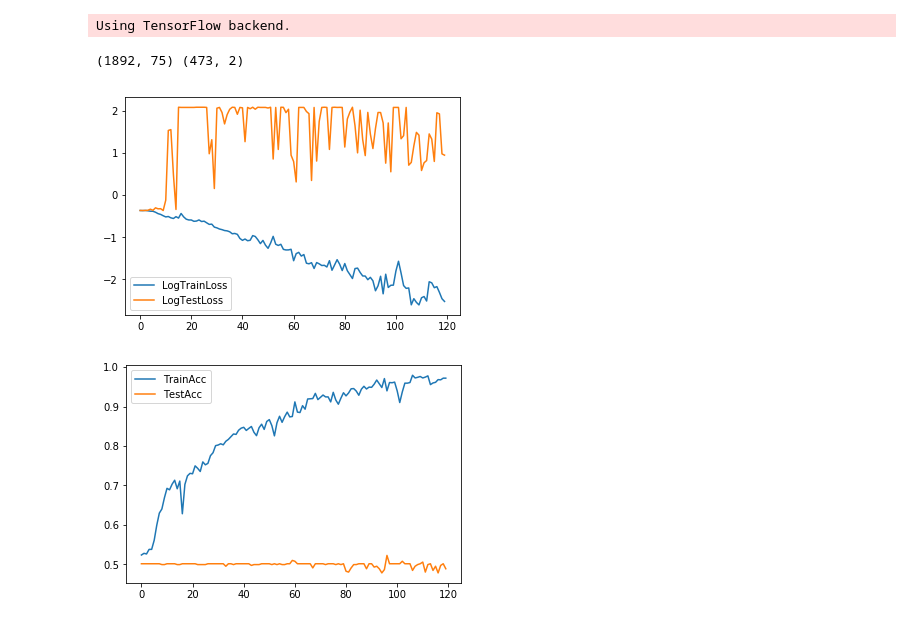
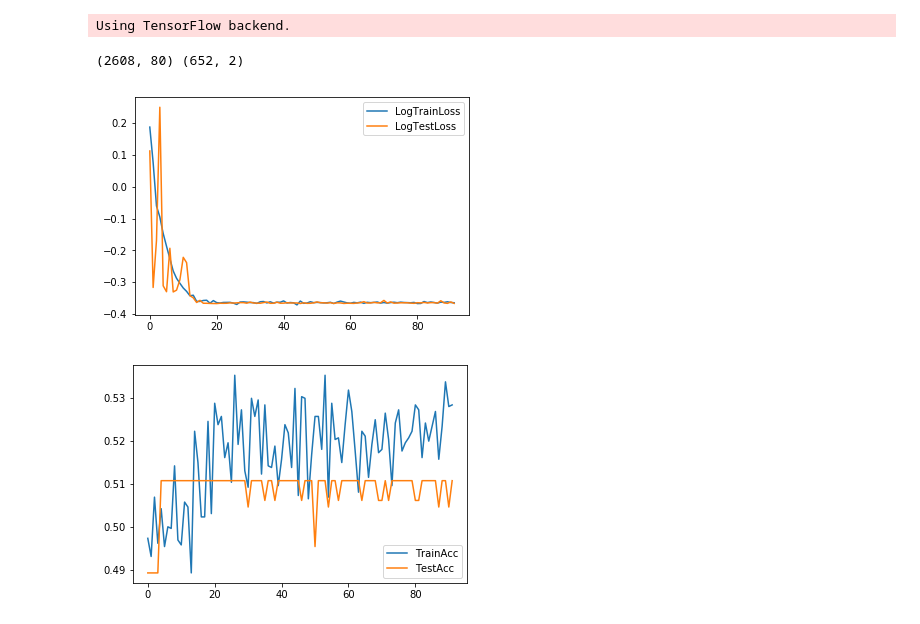
Before and after one commit to sshh12/StockMarketML, a Jupyter notebook: lab2/HeadlineEmbeddings.ipynb, the cells around one changed output. Drawn from its saved outputs; the diff is of its cells as text; code cells hidden in the pictures.

Commit message:
Updated Embeddings

```diff
--- a/lab2/HeadlineEmbeddings.ipynb
+++ b/lab2/HeadlineEmbeddings.ipynb
@@ -19,12 +19,13 @@ Using TensorFlow backend.
 # %%
 # Options
 
-stocks = ['AAPL', 'GOOG']
+stocks = ['AMD', 'GOOG', 'MSFT', 'AAPL']
 
-max_length = 75
-vocab_size = 500
+max_length = 80
+vocab_size = 600
+emb_size   = 100
 
-epochs = 120
+epochs     = 120
 batch_size = 64
 # %%
 
@@ -110,7 +111,7 @@ def make_headline_to_effect_data(tick_data, head_data):
             else:
                 continue
 
-            for i in range(3):
+            for i in range(2):
                 if effect_date.strftime('%Y-%m-%d') in tick_data[stock]:
                     break
                 else:
@@ -181,19 +184,27 @@ def get_model():
 
     model = Sequential()
 
-    model.add(Embedding(vocab_size, 256, input_length=max_length))
+    model.add(Embedding(vocab_size, emb_size, input_length=max_length))
 
-    model.add(LSTM(100))
-    model.add(Activation('relu'))
+    model.add(LSTM(200))
+    model.add(Activation('selu'))
     model.add(BatchNormalization())
+    model.add(Dropout(0.1))
+
+    model.add(Dense(200))
+    model.add(Activation('selu'))
+    model.add(BatchNormalization())
+    model.add(Dropout(0.5))
+
+    model.add(Dense(200))
+    model.add(Activation('selu'))
+    model.add(BatchNormalization())
+    model.add(Dropout(0.5))
 
     model.add(Dense(100))
-    model.add(Activation('relu'))
+    model.add(Activation('selu'))
     model.add(BatchNormalization())
-
-    model.add(Dense(100))
-    model.add(Activation('relu'))
-    model.add(BatchNormalization())
+    model.add(Dropout(0.5))
 
     model.add(Dense(2))
     model.add(Activation('softmax'))
@@ -210,38 +221,42 @@ if __name__ == "__main__":
 
     headlines, effects = make_headline_to_effect_data(tick_data, head_data)
 
-    encoded_headlines = encode_sentences(headlines, max_length=max_length, vocab_size=vocab_size)
+    encoded_headlines, toke = encode_sentences(headlines, max_length=max_length, vocab_size=vocab_size)
 
     trainX, trainY, testX, testY = split_data(encoded_headlines, effects, .8)
 
     print(trainX.shape, testY.shape)
 # %% [output]
-(1892, 75) (473, 2)
+(2608, 80) (652, 2)
 # %%
 
 if __name__ == "__main__":
 
     model = get_model()
 
-    e_stopping = EarlyStopping(monitor='val_acc', patience=60)
+    e_stopping = EarlyStopping(monitor='val_loss', patience=70)
+    checkpoint = ModelCheckpoint(os.path.join('..', 'models', 'media-headlines.h5'),
+                                 monitor='val_acc',
+                                 verbose=0,
+                                 save_best_only=True)
 
     history = model.fit(trainX,
                         trainY,
                         epochs=epochs,
                         batch_size=batch_size,
                         validation_data=(testX, testY),
                         verbose=0,
-                        callbacks=[e_stopping])
+                        callbacks=[e_stopping, checkpoint])
 
     plt.plot(np.log(history.history['loss']))
     plt.plot(np.log(history.history['val_loss']))
     plt.legend(['LogTrainLoss', 'LogTestLoss'])
     plt.show()
 
     plt.plot(history.history['acc'])
     plt.plot(history.history['val_acc'])
     plt.legend(['TrainAcc', 'TestAcc'])
     plt.show()
 # %% [output]
-[figure, old version]
+[figure, new version]
-[figure, old version]
+[figure, new version]
```
Also changed, not shown: parts of 3 cells of this notebook, 4 other files.
